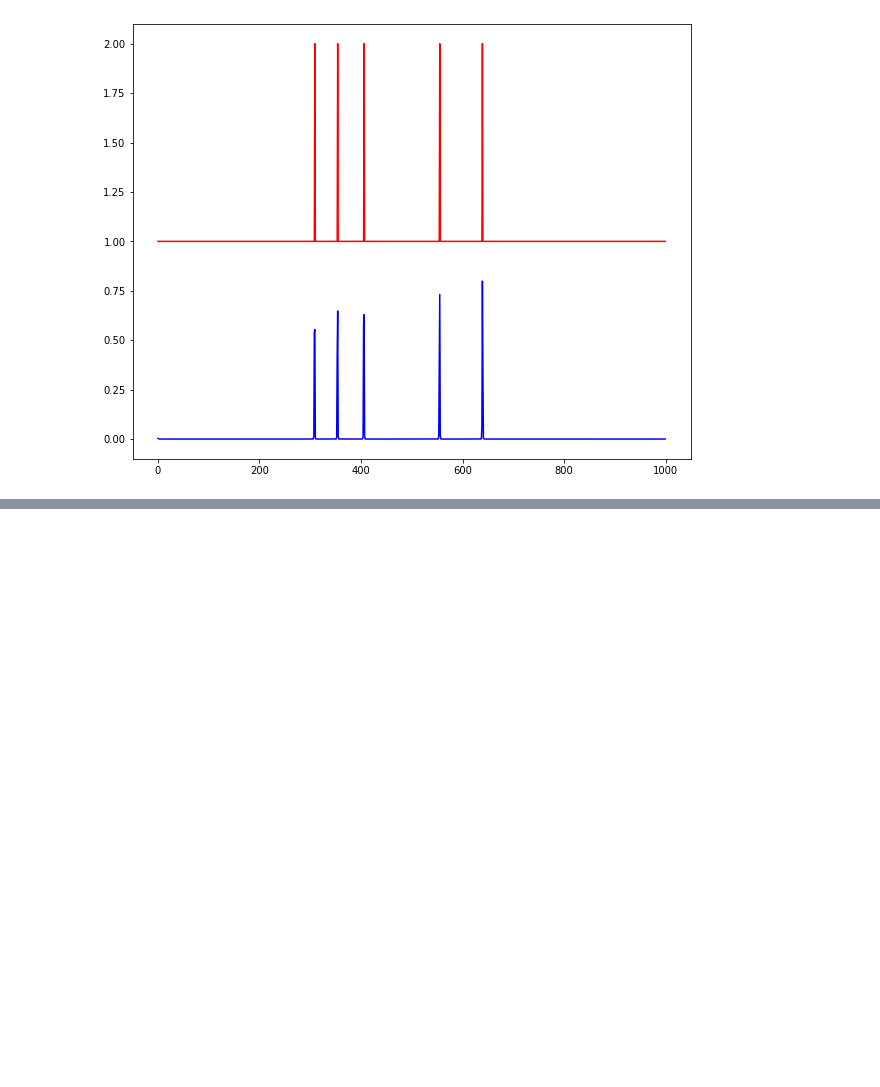
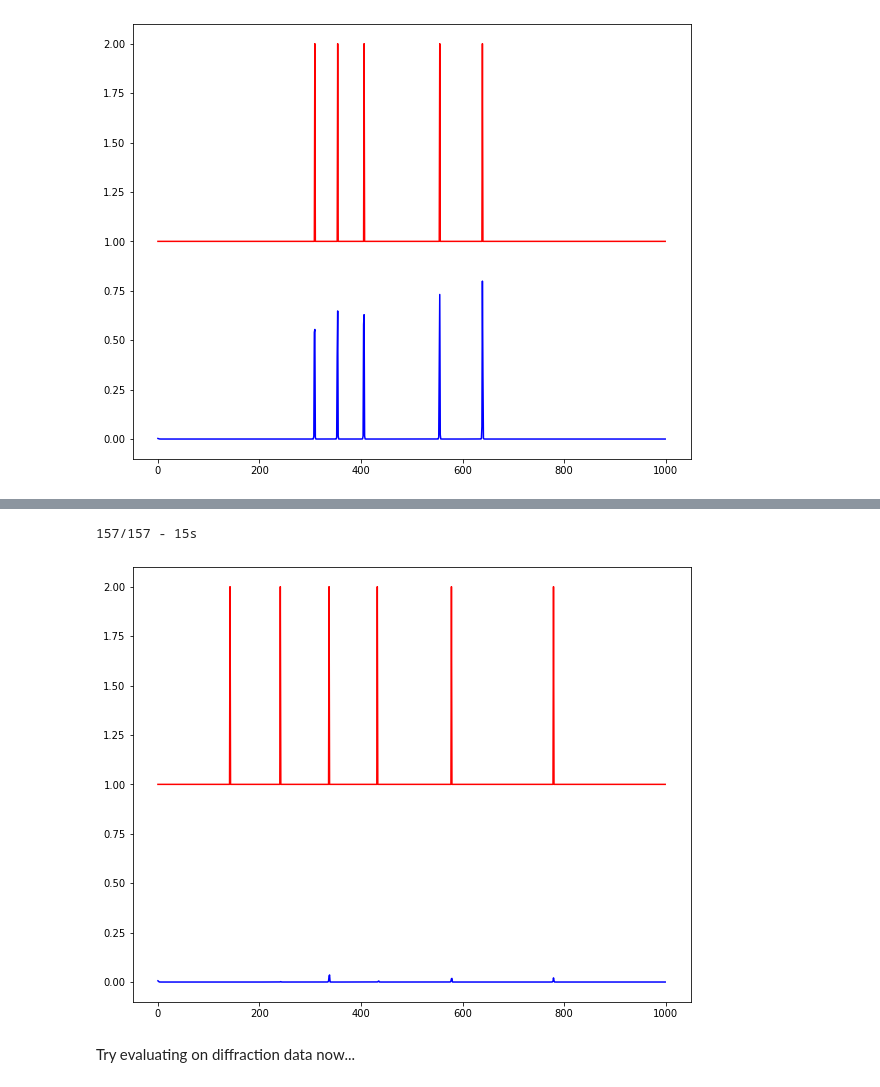
Before and after one commit to soniahasko/internship_2025, a Jupyter notebook: RNN_files/testing_diffraction_nogen.ipynb, the cells around one changed output, grey strips where cells are left out. Drawn from its saved outputs; the diff is of its cells as text; code cells hidden in the pictures; blank space fills up the shorter version.

Commit message:
Evaluated RNN trained on Gaussian data on Lorentzian and simulated diff data.

```diff
--- a/RNN_files/testing_diffraction_nogen.ipynb
+++ b/RNN_files/testing_diffraction_nogen.ipynb
@@ -349,0 +232,18 @@ print(f1)
+# %%
+from sklearn.preprocessing import MinMaxScaler
+
+scaler_lor = MinMaxScaler()
+intensities_lor_sc = scaler_lor.fit_transform(intensities_lor)
+# %%
+intensities_lor_sc_reshaped = intensities_lor_sc.reshape(intensities_lor_sc.shape[0],
+                                                         intensities_lor_sc.shape[1],
+                                                         1)
+# %%
+binary_lor_reshaped = binary.reshape(binary.shape[0],
+                                 binary.shape[1],
+                                 1)
+# %%
+pred_lor = model.predict(intensities_lor_sc_reshaped,
+                         verbose=2)
+# %% [output]
+157/157 - 15s
@@ -349,0 +252,10 @@ print(f1)
+# %%
+plt.figure(figsize=(10,8))
+idx=4
+plt.plot(pred_lor[idx], color='blue', label='Pred')
+plt.plot(binary_lor_reshaped[idx] + 1, color='red', label='True')
+plt.show()
+# %% [output]
+[figure, added]
+# %% [markdown]
+Try evaluating on diffraction data now...
```
Also changed, not shown: parts of 26 cells of this notebook.
